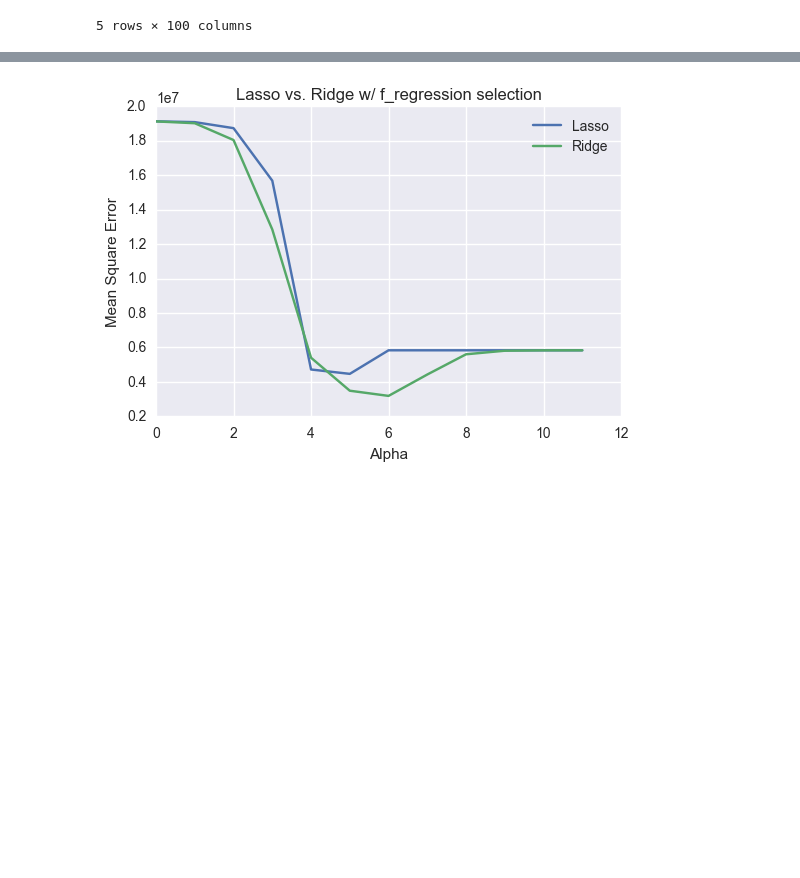
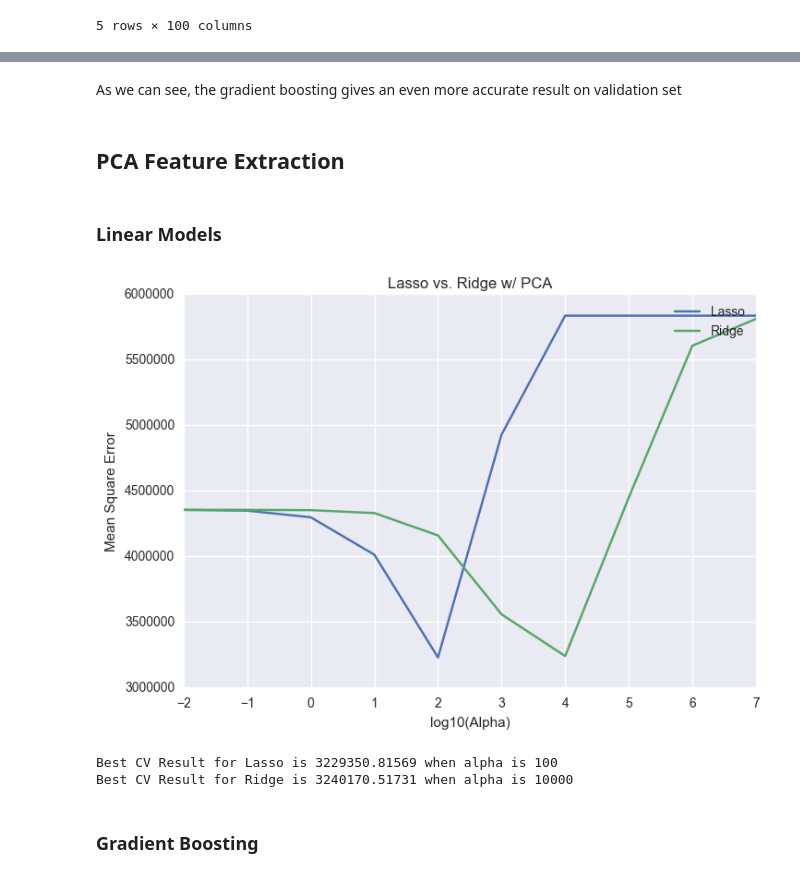
Before and after one commit to Charlespartina/DS1001-Project, a Jupyter notebook: notebook/Final Project.ipynb, the cells around one changed output, grey strips where cells are left out. Cells and saved outputs as stored; diff of their text form; code cells hidden in the pictures; blank space fills up the shorter version.

```diff
--- a/notebook/Final Project.ipynb
+++ b/notebook/Final Project.ipynb
@@ -318,9 +293,7 @@ X_train_merge, X_val_merge, X_test_merge = process_address(X_train_new, X_val_ne
 X_train_merge, X_val_merge, X_test_merge = process_tags(X_train_merge, X_val_merge, X_test_merge)
 
 # Numerical Feature Standardization
-X_train_numeric_merge = select_numeric_rescale(X_train_merge)
-X_val_numeric_merge = select_numeric_rescale(X_val_merge)
-X_test_numeric_merge = select_numeric_rescale(X_test_merge)
+X_train_numeric_merge, X_val_numeric_merge, X_test_numeric_merge = select_numeric_rescale(X_train_merge, X_val_merge, X_test_merge)
 
 print X_train_numeric_merge.shape, X_val_numeric_merge.shape, X_test_numeric_merge.shape
 # %% [output]
@@ -359,0 +393,4 @@ X_train_final.head()
+# %%
+rr = Ridge(alpha=k)
+rr.fit(X_train_final, y_train_set)
+print 'Test MSE: {}'.format(mean_squared_error(y_test, rr.predict(X_test_final)))
@@ -362,26 +443,39 @@ X_train_final.head()
+# %% [markdown]
+As we can see, the gradient boosting gives an even more accurate result on validation set
+# %% [markdown]
+## PCA Feature Extraction
+# %%
+X_train_pca, X_val_pca, X_test_pca = pca(X_train_numeric_merge, X_val_numeric_merge, X_test_numeric_merge)
+# %% [markdown]
+### Linear Models
 # %%
-allK = [10**x for x in range(-2,10)] # Alpha takes 10^-5 to 10^5
-
-cv_ls = []
-cv_rr = []
+allK = [10**x for x in range(-2,8)] # Alpha takes 10^-2 to 10^10
+cv_ls_pca = []
+cv_rr_pca = []
 for k in allK:
         ls = Lasso(alpha=k)
-        ls.fit(X_train_final, y_train_set)
+        ls.fit(X_train_pca, y_train_set)
         rr = Ridge(alpha=k)
-        rr.fit(X_train_final, y_train_set)
-        y_val_pred_ls = ls.predict(X_val_final)
-        y_val_pred_rr = rr.predict(X_val_final)
-        cv_ls.append(mean_squared_error(y_val_set, y_val_pred_ls))
-        cv_rr.append(mean_squared_error(y_val_set, y_val_pred_rr))
+        rr.fit(X_train_pca, y_train_set)
+        y_val_pred_ls = ls.predict(X_val_pca)
+        y_val_pred_rr = rr.predict(X_val_pca)
+        cv_ls_pca.append(mean_squared_error(y_val_set, y_val_pred_ls))
+        cv_rr_pca.append(mean_squared_error(y_val_set, y_val_pred_rr))
 # %%
 # Plot
 plt.figure()
-plt.plot(range(len(allK)), cv_ls, label='Lasso')
-plt.plot(range(len(allK)), cv_rr, label='Ridge')
+plt.plot(range(-2,8), cv_ls_pca, label='Lasso')
+plt.plot(range(-2,8), cv_rr_pca, label='Ridge')
 plt.legend()
-plt.title('Lasso vs. Ridge w/ f_regression selection')
-plt.xlabel('Alpha')
+plt.title('Lasso vs. Ridge w/ PCA')
+plt.xlabel('log10(Alpha)')
 plt.ylabel('Mean Square Error')
 plt.show()
+print 'Best CV Result for Lasso is {} when alpha is {}'.format(np.min(cv_ls_pca), allK[np.argmin(cv_ls_pca)])
+print 'Best CV Result for Ridge is {} when alpha is {}'.format(np.min(cv_rr_pca), allK[np.argmin(cv_rr_pca)])
 # %% [output]
-[figure, old version]
+[figure, new version]
+Best CV Result for Lasso is 3229350.81569 when alpha is 100
+Best CV Result for Ridge is 3240170.51731 when alpha is 10000
+# %% [markdown]
+### Gradient Boosting
```
Also changed, not shown: parts of 32 cells of this notebook, 6 other files.
